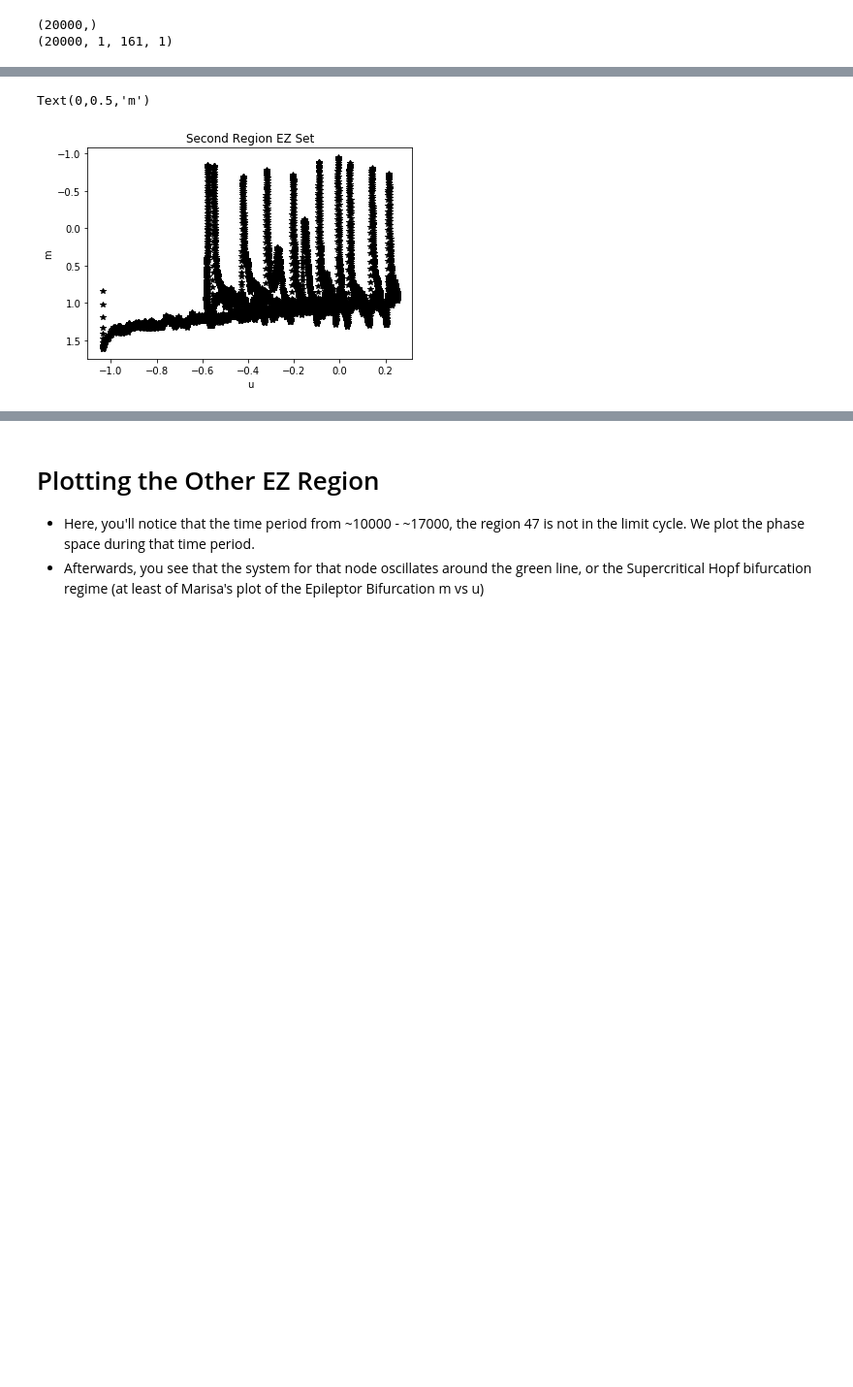
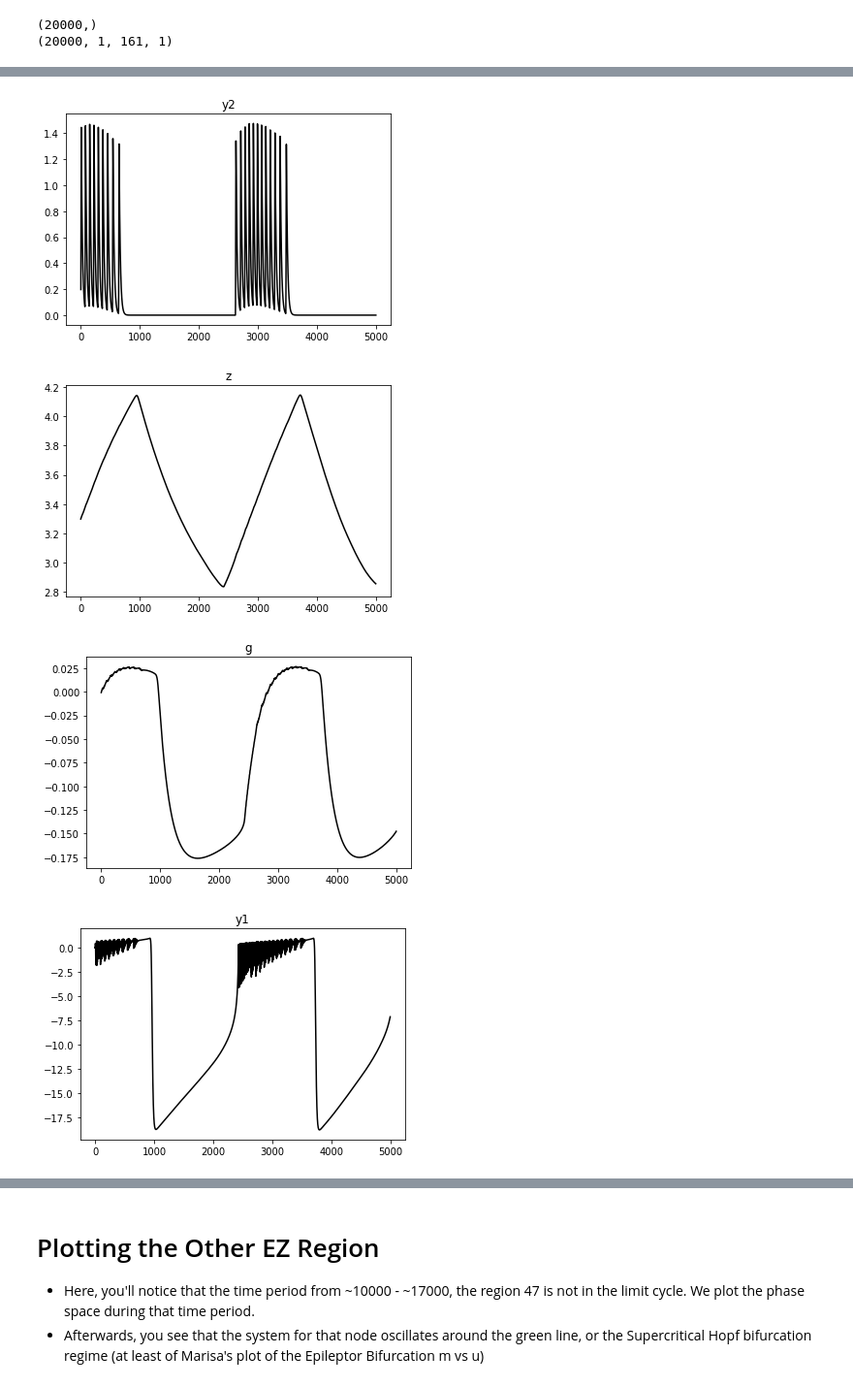
Before and after one commit to adam2392/tng_tvb, a Jupyter notebook: tvbsim/notebooks/0.1-Simulation_For_Showing_FreqAmplitude_Epileptor6D.ipynb, the cells around one changed output, grey strips where cells are left out. Shown at 97% size. Cells and saved outputs as stored; diff of their text form; code cells hidden in the pictures; blank space fills up the shorter version.

```diff
--- a/tvbsim/notebooks/0.1-Simulation_For_Showing_FreqAmplitude_Epileptor6D.ipynb
+++ b/tvbsim/notebooks/0.1-Simulation_For_Showing_FreqAmplitude_Epileptor6D.ipynb
@@ -53,5 +48,4 @@ The memory_profiler extension is already loaded. To reload it, use:
 # %%
-
 def save_processed_data(filename, times, epits, seegts, zts, state_vars):
     print('finished simulating!')
     print(epits.shape)
@@ -95,7 +89,7 @@ def initialize_tvb_model(loader, ezregions, pzregions, period):
     epileptor_params = {
         'r': 0.00037,#/1.5   # Temporal scaling in the third state variable
         'Ks': -10,                 # Permittivity coupling, fast to slow time scale
-        'tt': 0.07,                   # time scale of simulation
+        'tt': 0.5,                   # time scale of simulation
         'tau': 10,                   # Temporal scaling coefficient in fifth st var
         'x0': -2.45, # x0c value = -2.05
         # 'Iext': iext,
@@ -120,7 +114,7 @@ def initialize_tvb_model(loader, ezregions, pzregions, period):
     # hiss = noise.Multiplicative(nsig=noise_cov)
     integrator_params = {
         'dt': 0.05,
-        'noise': hiss,
+#         'noise': hiss,
     }
     maintvbexp.loadintegrator(integrator_params)
 
@@ -247,13 +244,14 @@ returning cuz prevoffset is nan!
 []
 # %%
 print(statevars_ts.shape)
-z = statevars_ts[:,0,...].squeeze()
-x1 = statevars_ts[:,2,...].squeeze()
-x2 = statevars_ts[:,3,...].squeeze()
-y1 = statevars_ts[:,4,...].squeeze()
-y2 = statevars_ts[:,5,...].squeeze()
-g = statevars_ts[:,6,...].squeeze()
+z = statevars_ts[1000:6000,0,...].squeeze()
+x1 = statevars_ts[1000:6000,2,...].squeeze()
+x2 = statevars_ts[1000:6000,3,...].squeeze()
+y1 = statevars_ts[1000:6000,4,...].squeeze()
+y2 = statevars_ts[1000:6000,5,...].squeeze()
+g = statevars_ts[1000:6000,6,...].squeeze()
 
+epits = statevars_ts[1000:6000,1,...].squeeze()
 reg_labels = metadata['regions']
 print(x1.shape)
 # %% [output]
@@ -299,15 +289,29 @@ print("done")
 done
 <Figure size 432x288 with 0 Axes>
 # %%
-test1 = 3.1-z[:,46]
-test2 = -x2[:,46]
+toplot = {
+    'z': z,
+    'x1': x1,
+    'x2': x2,
+    'y1': y1,
+    'y2': y2,
+    'g': g
+}
 
-plt.plot(test1, test2, 'k*')
-axes = plt.gca()
-axes.invert_yaxis()
-plt.title('Second Region EZ Set')
-plt.xlabel('u')
-plt.ylabel('m')
+for key, var in toplot.iteritems():
+    plt.figure()
+    plt.plot(var.T[46,:], 'k')
+    axes = plt.gca()
+    plt.title(key)
+
+# plt.plot(test1, test2, 'k*')
+# axes = plt.gca()
+# axes.invert_yaxis()
+# plt.title('Second Region EZ Set')
+# plt.xlabel('u')
+# plt.ylabel('m')
 # %% [output]
-Text(0,0.5,'m')
-[figure, old version]
+[figure, new version]
+[figure, added]
+[figure, added]
+[figure, added]
```
Also changed, not shown: parts of 11 cells of this notebook, 7 other files.
